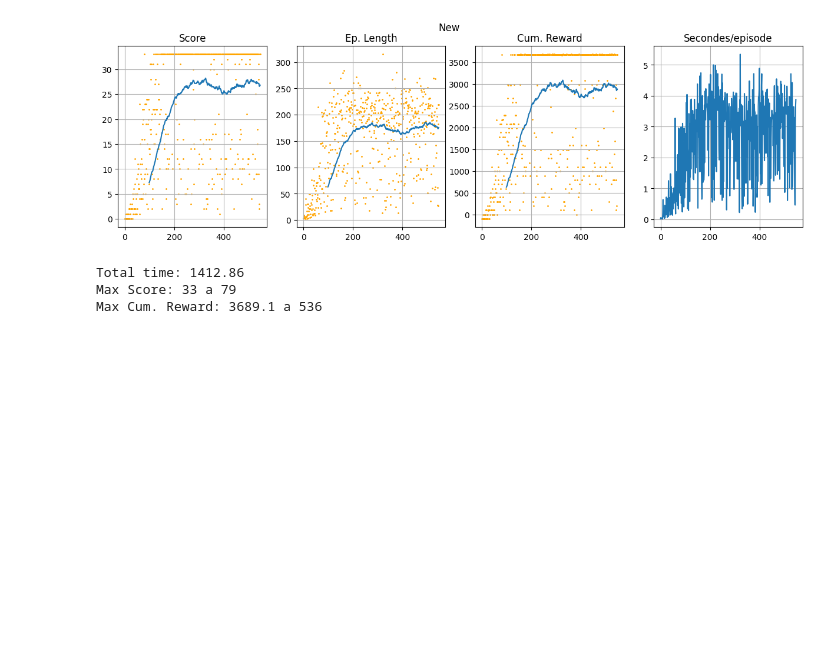
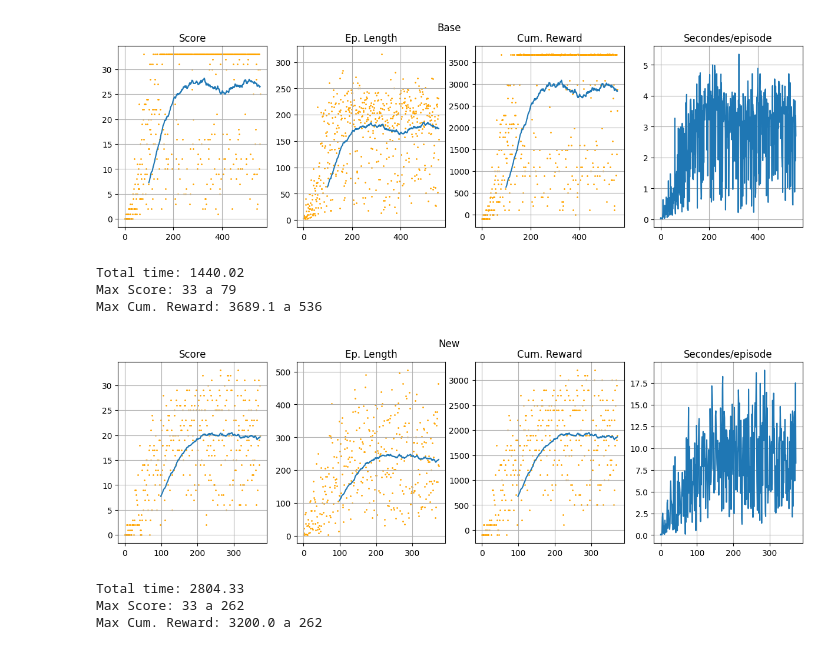
Before and after one commit to jfgagnon00/Snake, a Jupyter notebook: recordings/agent_47_stats.ipynb, the cells around one changed output. Cells and saved outputs as stored; diff of their text form; code cells hidden in the pictures; blank space fills up the shorter version.

```diff
--- a/recordings/agent_47_stats.ipynb
+++ b/recordings/agent_47_stats.ipynb
@@ -46,35 +46,39 @@ def graph(df, title, ROLLING=100):
     plt.plot(df.Episode, df.EpisodeLength.rolling(ROLLING).mean())
     plt.scatter(df.Episode, df.EpisodeLength, s=1, color="orange")
     plt.title("Ep. Length")
     plt.grid()
 
     plt.subplot(143)
     if False:
         plt.plot(df.Episode, df.Epsilon)
         plt.title("Epsilon")
     else:
         plt.plot(df.Episode, df.CumulativeReward.rolling(ROLLING).mean())
         plt.scatter(df.Episode, df.CumulativeReward, s=1, color="orange")
         plt.title("Cum. Reward")
     plt.grid()
 
     plt.subplot(144)
     plt.plot(df.Episode, df.EpisodeDuration)
     plt.title("Secondes/episode")
     plt.grid()
 
     plt.suptitle(title)
     plt.show()
 
     runtime = df.EpisodeDuration.sum()
     print("Total time:", round(runtime, 2))
     print("Max Score:", df.Score.max(), "a", df.Score.argmax())
     print("Max Cum. Reward:", df.CumulativeReward.max().round(3), "a", df.CumulativeReward.argmax())
 
-# graph(df_base, "Base")
+graph(df_base, "Base")
 graph(df, "New")
 # %% [output]
-[figure, old version]
+[figure, new version]
-Total time: 1412.86
+Total time: 1440.02
 Max Score: 33 a 79
 Max Cum. Reward: 3689.1 a 536
+[figure, added]
+Total time: 2804.33
+Max Score: 33 a 262
+Max Cum. Reward: 3200.0 a 262
```
Also changed, not shown: parts of 1 cell of this notebook, 2 other files.
